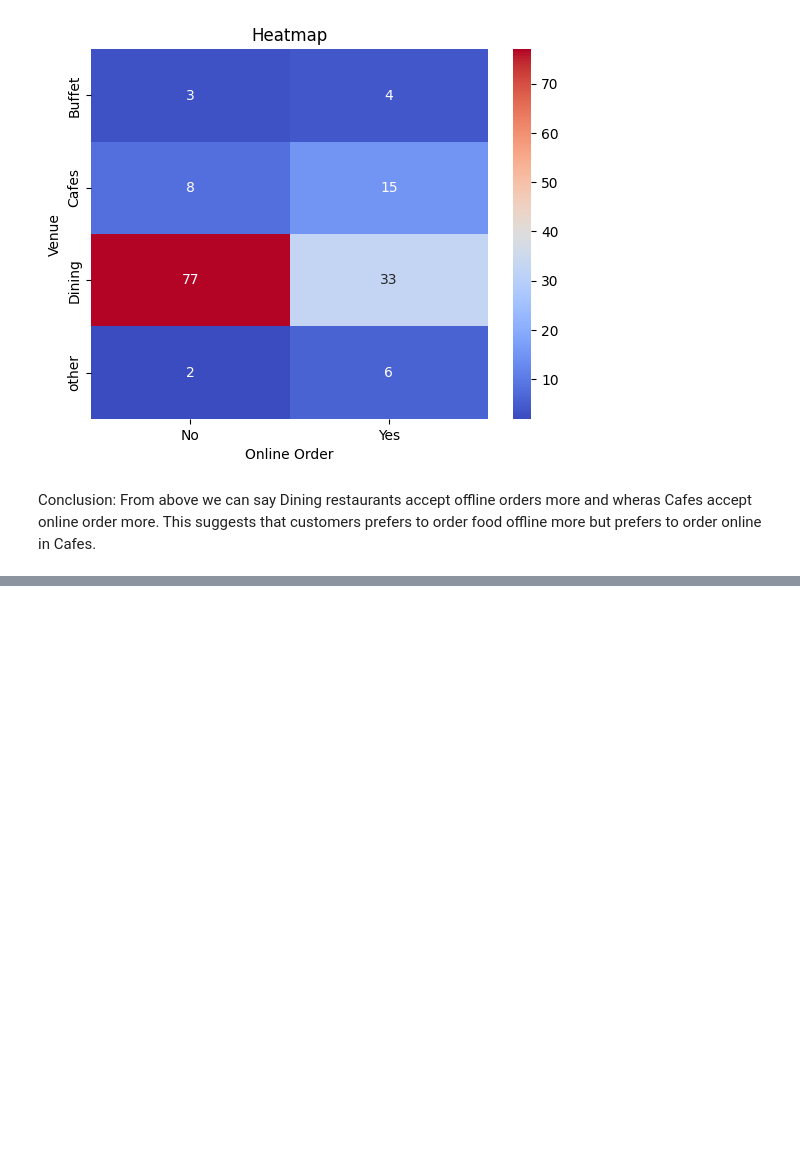
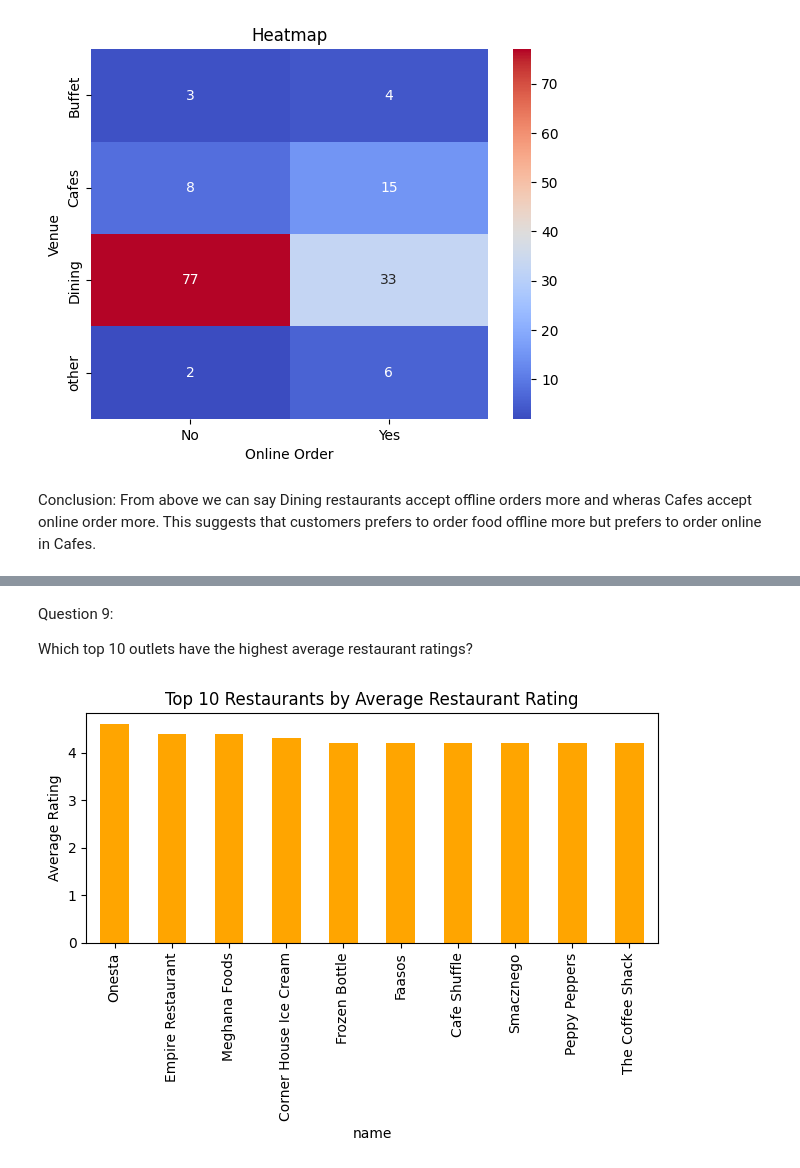
Before and after one commit to Vanshaj14Mohan/Zomata-Data-Analysis, a Jupyter notebook: Files/main.ipynb, the cells around one changed output, grey strips where cells are left out. Saved outputs shown, nothing was run; the diff lists cells and outputs as text; code cells hidden in the pictures; blank space fills up the shorter version.

```diff
--- a/Files/main.ipynb
+++ b/Files/main.ipynb
@@ -197,0 +230,14 @@ Conclusion: From above we can say Dining restaurants accept offline orders more
+# %% [markdown]
+Question 9:
+
+Which top 10 outlets have the highest average restaurant ratings?
+# %%
+avg_ratings_by_name = df.groupby('name')['rate'].mean().sort_values(ascending=False).head(10)
+avg_ratings_by_name.plot(kind='bar', color='orange')
+plt.ylabel("Average Rating")
+plt.title("Top 10 Restaurants by Average Restaurant Rating")
+plt.xticks(rotation=90)
+plt.tight_layout()
+plt.show()
+# %% [output]
+[figure, added]
```
Also changed, not shown: parts of 4 cells of this notebook.
